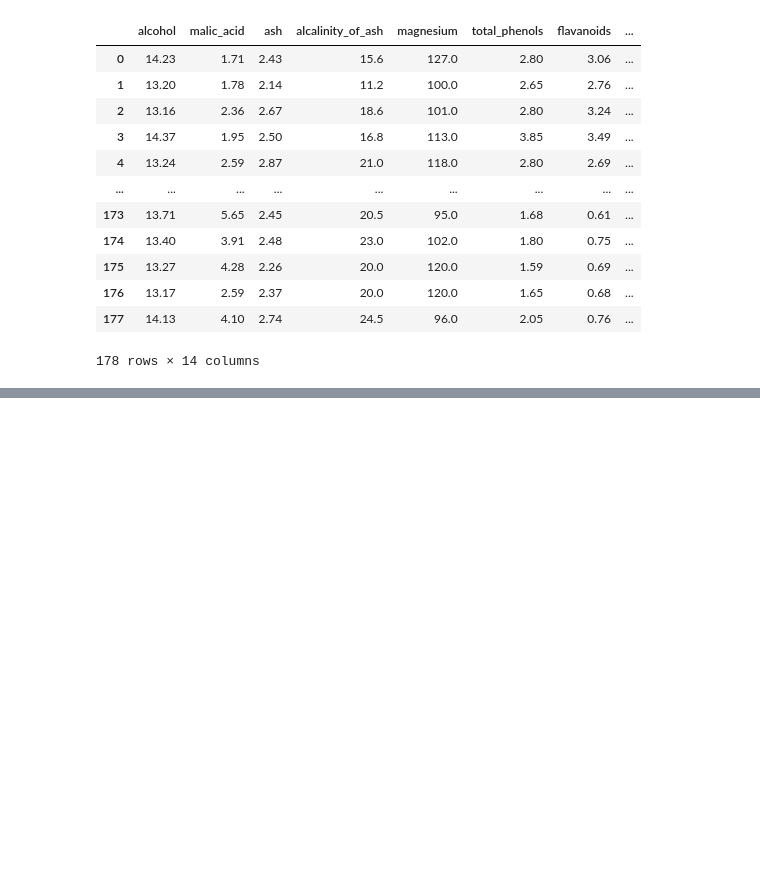
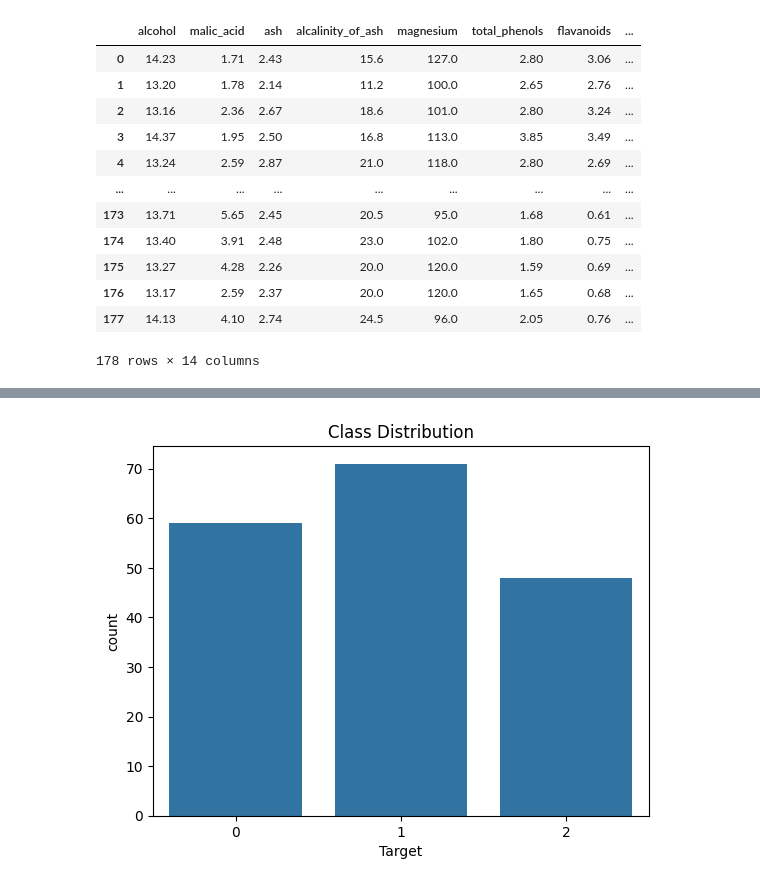
Before and after one commit to bhakuni27/Deep-Learning-Models, a Jupyter notebook: DL_Models/SOM/som_notebook.ipynb, the cells around one changed output, grey strips where cells are left out. Drawn from its saved outputs; the diff is of its cells as text; code cells hidden in the pictures; blank space fills up the shorter version.

```diff
--- a/DL_Models/SOM/som_notebook.ipynb
+++ b/DL_Models/SOM/som_notebook.ipynb
@@ -47,0 +88,7 @@ df
+# %%
+# Check class distribution
+sns.countplot(data=df, x='Target')
+plt.title('Class Distribution')
+plt.show()
+# %% [output]
+[figure, added]
```
Also changed, not shown: parts of 8 cells of this notebook.
